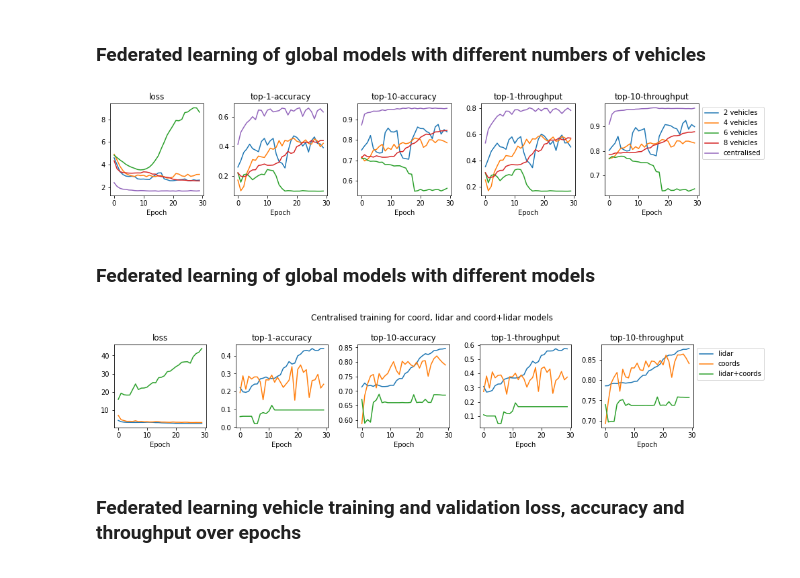
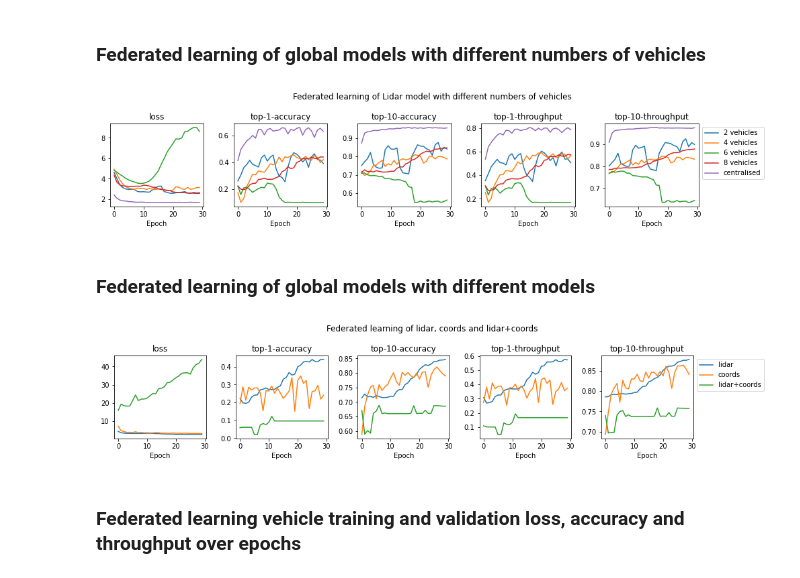
Before and after one commit to stringtheorys/5G-Beam-Selection, a Jupyter notebook: results/analytics.ipynb, the cells around one changed output. Cells and saved outputs as stored; diff of their text form; code cells hidden in the pictures.

```diff
--- a/results/analytics.ipynb
+++ b/results/analytics.ipynb
@@ -92,7 +92,7 @@ model = tf.keras.models.load_model('models/centralised-imperial/model',
 training_input, validation_input = dataset_fn()
 training_output, validation_output = output_dataset()
 
-fig, axs = plt.subplots(3, 4, figsize=(15, 8))
+fig, axs = plt.subplots(3, 3, figsize=(8, 8))
 for ax in axs.flatten():
     pos = np.random.randint(0, len(training_input))
     ax.plot(np.arange(256), training_output[pos], label='True')
@@ -116,7 +116,7 @@ model = tf.keras.models.load_model('models/centralised-imperial-v2/model',
 training_input, validation_input = dataset_fn()
 training_output, validation_output = output_dataset(version='v2')
 
-fig, axs = plt.subplots(3, 4, figsize=(15, 8))
+fig, axs = plt.subplots(3, 3, figsize=(8, 8))
 for ax in axs.flatten():
     pos = np.random.randint(0, len(training_input))
     ax.set_title(pos)
@@ -206,25 +206,25 @@ plt.savefig('figs/centralised-v2-training-val-metrics.png')
 # %%
 model_results = {}
 for vehicles in (2, 4, 6, 8):
     with open(f'eval/federated-{vehicles}-imperial.json') as file:
         model_results[f'{vehicles} vehicles'] = json.load(file)['history']['global']
 with open(f'eval/centralised-imperial.json') as file:
     model_results['centralised'] = json.load(file)['history']
 
 fig, axs = plt.subplots(1, len(metrics), figsize=(14, 3))
-fig.suptitle('')
+fig.suptitle('Federated learning of Lidar model with different numbers of vehicles')
 for pos, metric in enumerate(metrics):
     axs[pos].set_title(metric)
     for vehicles in ['2 vehicles', '4 vehicles', '6 vehicles', '8 vehicles']:
         axs[pos].plot(np.arange(30), model_results[vehicles][metric], label=vehicles)
     axs[pos].plot(np.arange(30), model_results['centralised'][f'val_{metric}'], label='centralised')
 
 [ax.set_xlabel('Epoch') for ax in axs.flatten()]
 axs[-1].legend(bbox_to_anchor=(1, 1))
 plt.tight_layout()
 plt.savefig('figs/federated-global-training-val-metrics.png')
 # %% [output]
-[figure, old version]
+[figure, new version]
 # %% [markdown]
 ### Federated learning of global models with different models
 # %%
@@ -236,8 +236,7 @@ for model_name in model_names:
 
 names = ['lidar', 'coords', 'lidar+coords']
 fig, axs = plt.subplots(1, len(metrics), figsize=(14, 3))
-fig.suptitle('Centralised training for coord, lidar and coord+lidar models')
-
+fig.suptitle('Federated learning of lidar, coords and lidar+coords')
 for pos, metric in enumerate(metrics):
     axs[pos].set_title(metric)
     for name, model_name in zip(names, model_names):
@@ -248,7 +247,7 @@ axs[-1].legend(bbox_to_anchor=(1, 1))
 plt.tight_layout()
 plt.savefig('figs/federated-models-training-val-metrics.png')
 # %% [output]
-[figure, old version]
+[figure, new version]
 # %% [markdown]
 ### Federated learning vehicle training and validation loss, accuracy and throughput over epochs
 # %%
```
Also changed, not shown: parts of 4 cells of this notebook, 5 other files.
